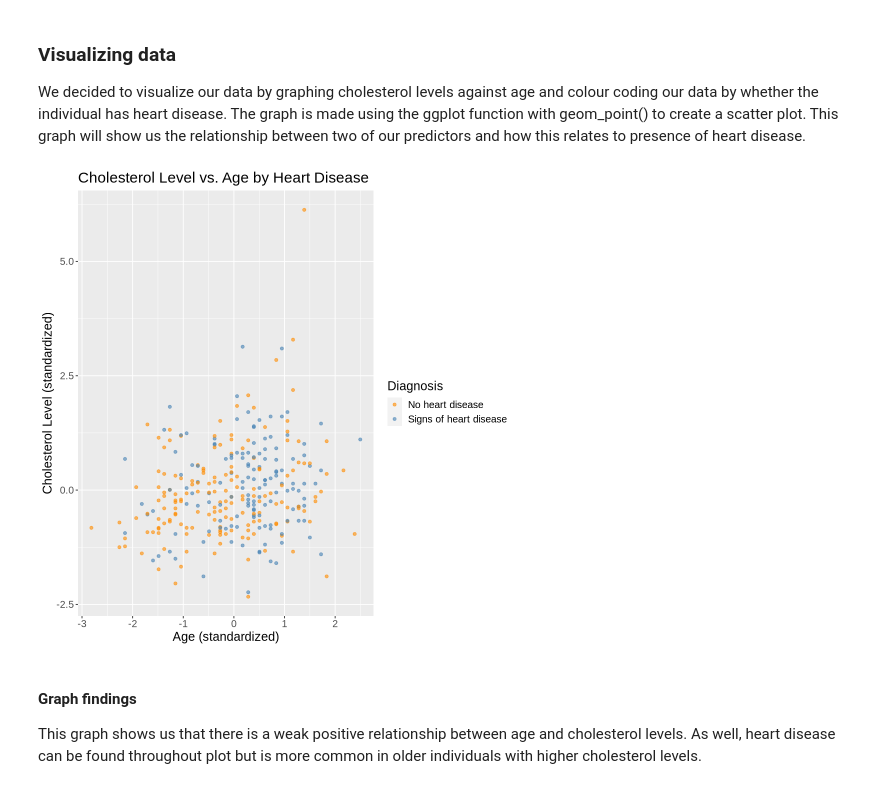
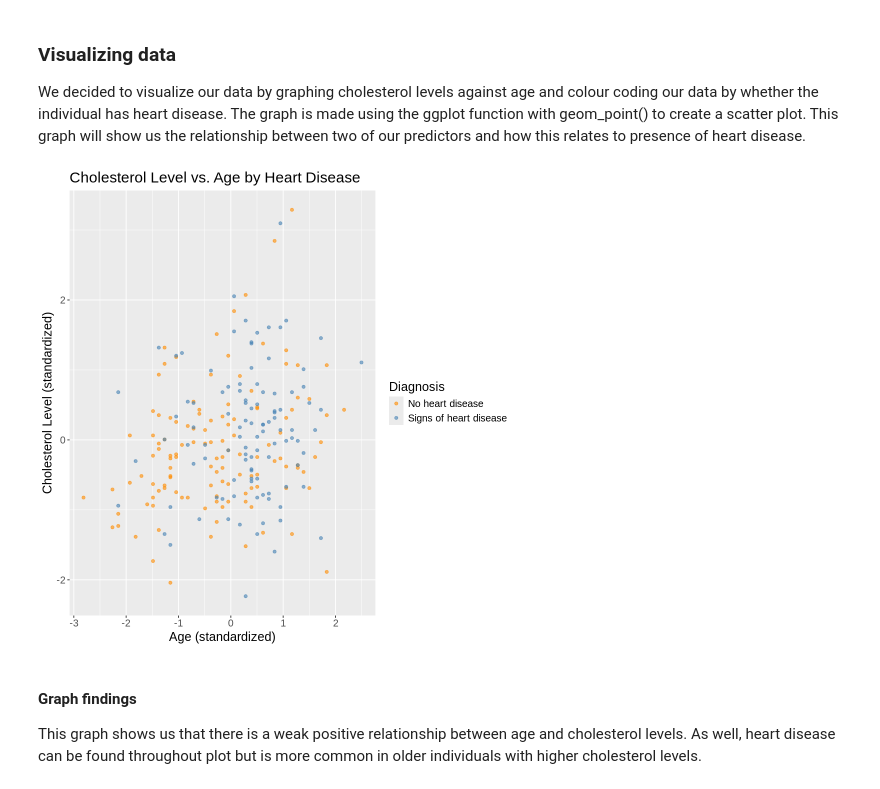
Before and after one commit to angushf/heart_disease_project, a Jupyter notebook: final_heart_disease_project.ipynb, the cells around one changed output. Saved outputs shown, nothing was run; the diff lists cells and outputs as text; code cells hidden in the pictures.

```diff
--- a/final_heart_disease_project.ipynb
+++ b/final_heart_disease_project.ipynb
@@ -193,19 +211,19 @@ From this table we discover that around 46% of our sample has heart disease. Thi
 We decided to visualize our data by graphing cholesterol levels against age and colour coding our data by whether the individual has heart disease. The graph is made using the ggplot function with geom_point() to create a scatter plot. This graph will show us the relationship between two of our predictors and how this relates to presence of heart disease.
 # %%
 options(repr.plot.width = 8, repr.plot.height = 8)
-heart_disease_plot <- ggplot(scaled_heart_disease, aes(x = age, y = chol, color = as.factor(has_disease))) +
+heart_disease_plot <- ggplot(heart_disease_train, aes(x = age, y = chol, color = as.factor(has_disease))) +
   geom_point(alpha = 0.6) +
   labs(title = "Cholesterol Level vs. Age by Heart Disease",
        x = "Age (standardized)",
        y = "Cholesterol Level (standardized)",
        color = "Diagnosis") +
   scale_color_manual(values = c("darkorange", "steelblue"),
                      labels = c("no" = "No heart disease", "yes" = "Signs of heart disease")) +
   theme(text = element_text(size=15))
 
 heart_disease_plot
 # %% [output]
-[figure, old version]
+[figure, new version]
 # %% [markdown]
 #### Graph findings
 This graph shows us that there is a weak positive relationship between age and cholesterol levels. As well, heart disease can be found throughout plot but is more common in older individuals with higher cholesterol levels.
```
Also changed, not shown: parts of 13 cells of this notebook.
